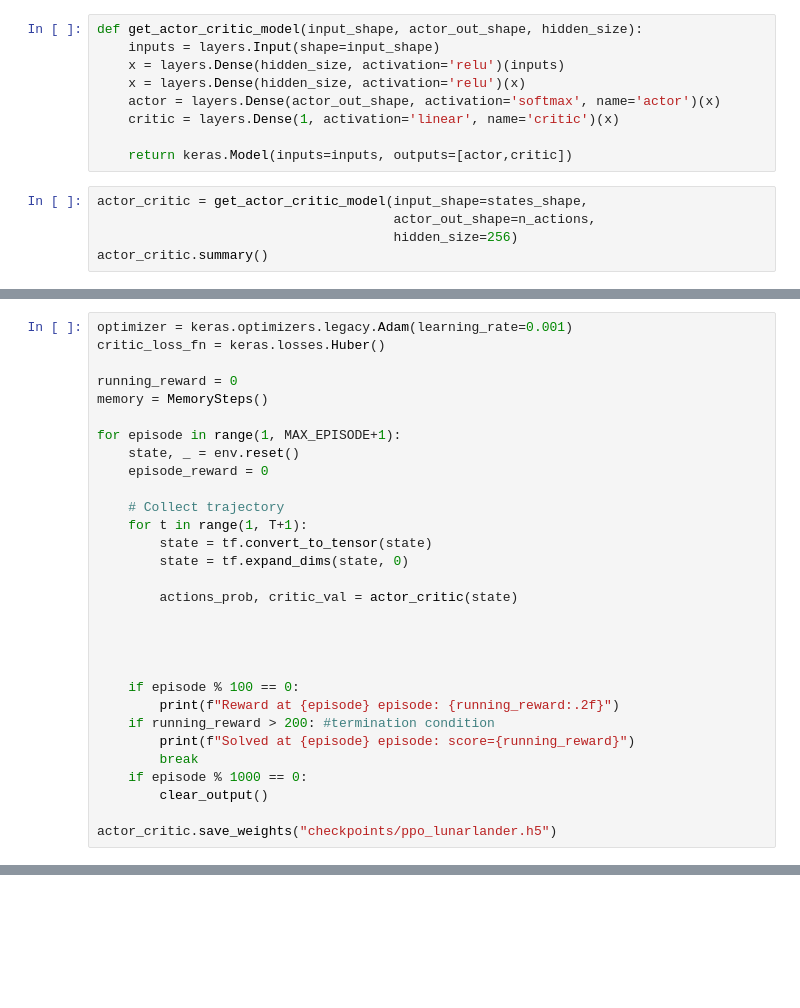
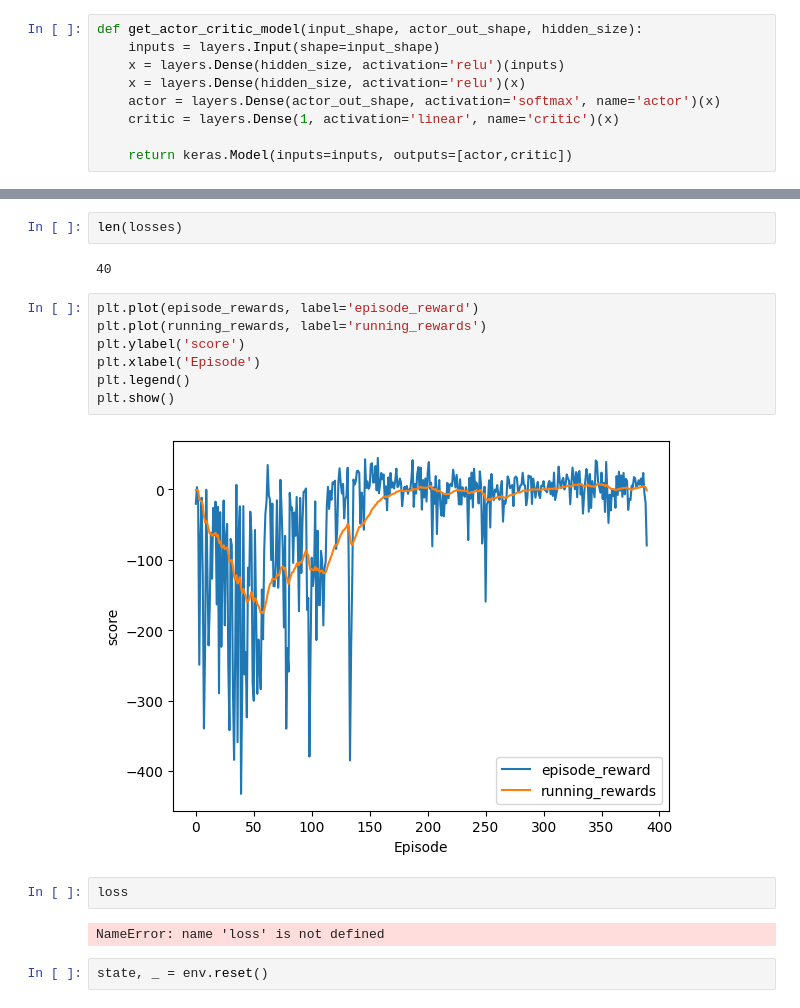
Before and after one commit to matteoperiani2/rl_exercise, a Jupyter notebook: ppo.ipynb, the cells around one changed output, grey strips where cells are left out. Cells and saved outputs as stored; diff of their text form; blank space fills up the shorter version.

```diff
--- a/ppo.ipynb
+++ b/ppo.ipynb
@@ -32,8 +35,3 @@ def get_actor_critic_model(input_shape, actor_out_shape, hidden_size):
     critic = layers.Dense(1, activation='linear', name='critic')(x)
 
     return keras.Model(inputs=inputs, outputs=[actor,critic])
-# %%
-actor_critic = get_actor_critic_model(input_shape=states_shape,
-                                      actor_out_shape=n_actions,
-                                      hidden_size=256)
-actor_critic.summary()
@@ -83,33 +75,3 @@ class MemorySteps:
 
     def __len__(self):
         return len(self.buffer)
-# %%
-optimizer = keras.optimizers.legacy.Adam(learning_rate=0.001)
-critic_loss_fn = keras.losses.Huber()
-
-running_reward = 0
-memory = MemorySteps()
-
-for episode in range(1, MAX_EPISODE+1):
-    state, _ = env.reset()
-    episode_reward = 0
-
-    # Collect trajectory
-    for t in range(1, T+1):
-        state = tf.convert_to_tensor(state)
-        state = tf.expand_dims(state, 0)
-
-        actions_prob, critic_val = actor_critic(state)
-
-
-
-
-    if episode % 100 == 0:
-        print(f"Reward at {episode} episode: {running_reward:.2f}")
-    if running_reward > 200: #termination condition
-        print(f"Solved at {episode} episode: score={running_reward}")
-        break
-    if episode % 1000 == 0:
-        clear_output()
-
-actor_critic.save_weights("checkpoints/ppo_lunarlander.h5")
@@ -115,0 +228,19 @@ actor_critic.save_weights("checkpoints/ppo_lunarlander.h5")
+# %%
+len(losses)
+# %% [output]
+40
+# %%
+plt.plot(episode_rewards, label='episode_reward')
+plt.plot(running_rewards, label='running_rewards')
+plt.ylabel('score')
+plt.xlabel('Episode')
+plt.legend()
+plt.show()
+# %% [output]
+[figure, added]
+# %%
+loss
+# %% [output]
+NameError: name 'loss' is not defined
+# %%
+state, _ = env.reset()
```
Also changed, not shown: parts of 6 cells of this notebook, 2 other files.
